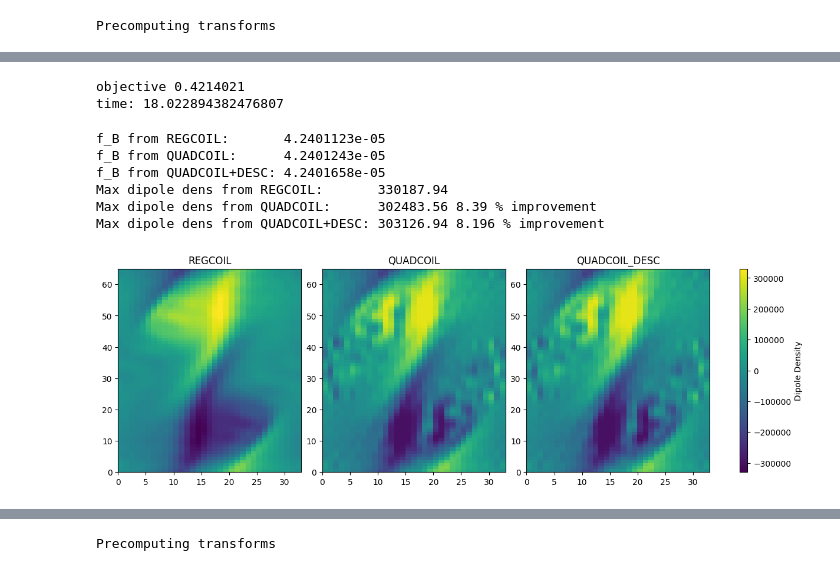
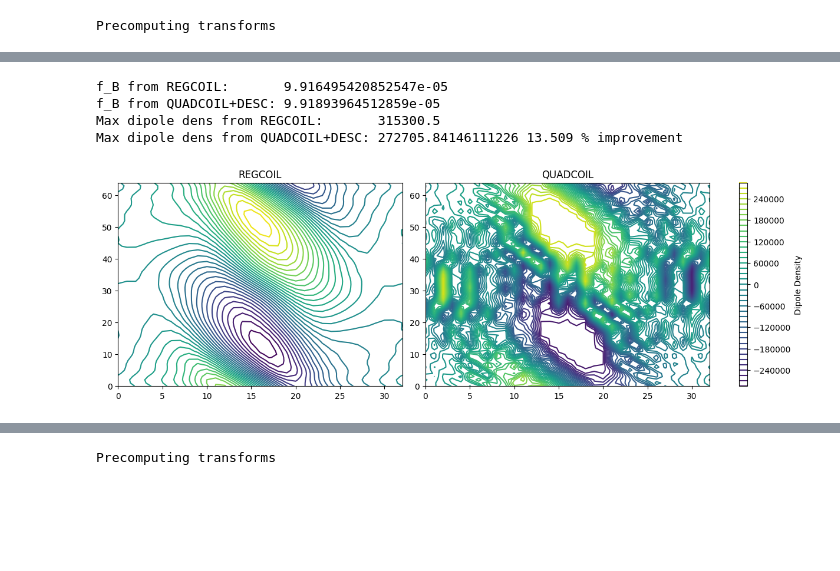
Before and after one commit to lankef/quadcoil, a Jupyter notebook: examples/quasi_single_stage.ipynb, the cells around one changed output, grey strips where cells are left out. Cells and saved outputs as stored; diff of their text form; code cells hidden in the pictures; blank space fills up the shorter version.

Commit message:
updating examples and tests

```diff
--- a/examples/quasi_single_stage.ipynb
+++ b/examples/quasi_single_stage.ipynb
@@ -190,6 +194,6 @@ else:
 # %%
 # inflection point
-i_infl = np.argmin(f_K_test_list * f_B_test_list)
+i_infl = 10 # np.argmin(f_K_test_list * f_B_test_list)
 plt.plot(f_K_test_list, f_B_test_list, label='QUADCOIL')
 plt.plot(f_K_ans_list, f_B_ans_list, label='REGCOIL')
 plt.ylabel('f_B')
@@ -215,6 +219,6 @@ mean abs phi 2399.5405
 # %%
 # Calculating normalization factors
-from quadcoil.objective import f_max_Phi2, f_B, f_max_Phi, Phi
+from quadcoil.quantity import f_max_Phi2, f_B, f_max_Phi, Phi
 # Auto-normalization will not work for dipole objectives,
 # because they are zero when Phi is 0.
 # Therefore, we choose instead to normalize
@@ -223,7 +227,7 @@ unit_Phi2 = f_max_Phi2(regcoili_qp, phi_test_list[i_infl])
 print('Max(Phi^2) =', unit_Phi2, 'At the inflection point.')
 unit_Phi = f_max_Phi(regcoili_qp, phi_test_list[i_infl])
 print('Max(Phi) =', unit_Phi, 'At the inflection point.')
-
+f_Phi_crtl = unit_Phi
 quadcoil_kwargs = {
     'mpol': mpol,
     'ntor': ntor,
@@ -237,15 +241,6 @@ quadcoil_kwargs = {
     'constraint_type': ('<=',),
     'constraint_unit': (f_B_target,),
     'constraint_value': np.array([f_B_target,]),
-    'fstop_outer': 1e-10, # convergence rate tolerance
-    'xstop_outer': 0., # convergence rate tolerance
-    'gtol_outer': 1e-10, # gradient tolerance
-    'ctol_outer': 1e-10, # constraint tolerance
-    'fstop_inner': 0.,
-    'xstop_inner': 0.,
-    'gtol_inner': 1e-10,
-    'maxiter_tot': 10000,
-    'maxiter_inner': 2000,
-    'c_init': 1.,
+    # 'verbose':1,
 }
 # %% [output]
@@ -377,7 +291,6 @@ normalized_qs_val = obj.compute(*obj.xs(desc_eq)) / obj.normalization
 Precomputing transforms
 # %%
 quadcoil_kwargs_obj = quadcoil_kwargs.copy()
-# The negative sign is accounted for inside QuadcoilProxy.
 quadcoil_kwargs_obj['plasma_coil_distance'] = separation
 quadcoil_objective = QuadcoilProxy(
     eq=desc_eq,
@@ -390,7 +303,7 @@ quadcoil_objective = QuadcoilProxy(
     normalize=False,
     normalize_target=False,
     name="QUADCOIL Proxy",
-    # verbose=3,
+    verbose=0,
 )
 quadcoil_objective.build()
 # %% [output]
@@ -411,12 +324,3 @@ time: 17.876885175704956
-# %%
-time1 = time.time()
-test_f = quadcoil_objective.compute_scalar(*quadcoil_objective.xs(desc_eq))
-print('objective', jax.block_until_ready(test_f))
-time2 = time.time()
-print('time:', time2-time1)
-# %% [output]
-objective 0.4214021
-time: 18.022894382476807
 # %%
 out_dict_obj, qp_obj, phi_mn_obj, status_obj = quadcoil_objective.compute_full(*quadcoil_objective.xs(desc_eq))
 # %%
@@ -427,49 +331,37 @@ regcoili_qp.winding_surface.to_simsopt().to_vtk('winding_vmec')
 # %%
 print('f_B from REGCOIL:      ', f_B(regcoili_qp, phi_test_list[i_infl]))
-print('f_B from QUADCOIL:     ', f_B(qp, phi_mn))
 print('f_B from QUADCOIL+DESC:', f_B(qp_obj, phi_mn_obj))
 f_Phi_crtl = f_max_Phi(regcoili_qp, phi_test_list[i_infl])
-f_Phi_1 = f_max_Phi(qp, phi_mn)
 f_Phi_2 = f_max_Phi(qp_obj, phi_mn_obj)
 print('Max dipole dens from REGCOIL:      ', f_Phi_crtl)
-print('Max dipole dens from QUADCOIL:     ', f_Phi_1, round((f_Phi_crtl-f_Phi_1)/f_Phi_crtl*100, 3), '% improvement')
 print('Max dipole dens from QUADCOIL+DESC:', f_Phi_2, round((f_Phi_crtl-f_Phi_2)/f_Phi_crtl*100, 3), '% improvement')
 
-phi_regcoil = Phi(qp, phi_test_list[i_infl])
-phi_quadcoil = Phi(qp, phi_mn)
-phi_quadcoil2 = Phi(qp, phi_mn_obj)
-cmin = np.min([phi_regcoil, phi_quadcoil])
-cmax = np.max([phi_regcoil, phi_quadcoil])
+phi_regcoil = Phi(regcoili_qp, phi_test_list[i_infl])
+phi_quadcoil2 = Phi(qp_obj, phi_mn_obj)
+cmin = np.min([phi_regcoil, phi_quadcoil2])
+cmax = np.max([phi_regcoil, phi_quadcoil2])
 
-# fig, axes = plt.subplots(1, 2, figsize=(12, 4), constrained_layout=True)
-fig, axes = plt.subplots(1, 3, figsize=(12, 4), constrained_layout=True)
+fig, axes = plt.subplots(1, 2, figsize=(12, 4), constrained_layout=True)
 
 # Plot for REGCOIL
-im0 = axes[0].pcolor(phi_regcoil, vmin=cmin, vmax=cmax)
+im0 = axes[0].contour(phi_regcoil, vmin=cmin, vmax=cmax, levels=40)
 axes[0].set_title('REGCOIL')
 
 # Plot for QUADCOIL
-im1 = axes[1].pcolor(phi_quadcoil, vmin=cmin, vmax=cmax)
+im1 = axes[1].contour(phi_quadcoil2, vmin=cmin, vmax=cmax, levels=40)
 axes[1].set_title('QUADCOIL')
-
-# Plot for QUADCOIL
-im1 = axes[2].pcolor(phi_quadcoil2, vmin=cmin, vmax=cmax)
-axes[2].set_title('QUADCOIL_DESC')
-
 
 # Add colorbar with better positioning
 cbar = fig.colorbar(im1, ax=axes, orientation='vertical', shrink=1., aspect=25, pad=0.05)
 cbar.set_label("Dipole Density")
 
 plt.show()
 # %% [output]
-f_B from REGCOIL:       4.2401123e-05
-f_B from QUADCOIL:      4.2401243e-05
-f_B from QUADCOIL+DESC: 4.2401658e-05
-Max dipole dens from REGCOIL:       330187.94
-Max dipole dens from QUADCOIL:      302483.56 8.39 % improvement
-Max dipole dens from QUADCOIL+DESC: 303126.94 8.196 % improvement
+f_B from REGCOIL:       9.916495420852547e-05
+f_B from QUADCOIL+DESC: 9.91893964512859e-05
+Max dipole dens from REGCOIL:       315300.5
+Max dipole dens from QUADCOIL+DESC: 272705.84146111226 13.509 % improvement
-[figure, old version]
+[figure, new version]
 # %%
 out_dict_obj['f_max_Phi']['value']
 # %% [output]
```
Also changed, not shown: parts of 30 cells of this notebook, 3 other files.
